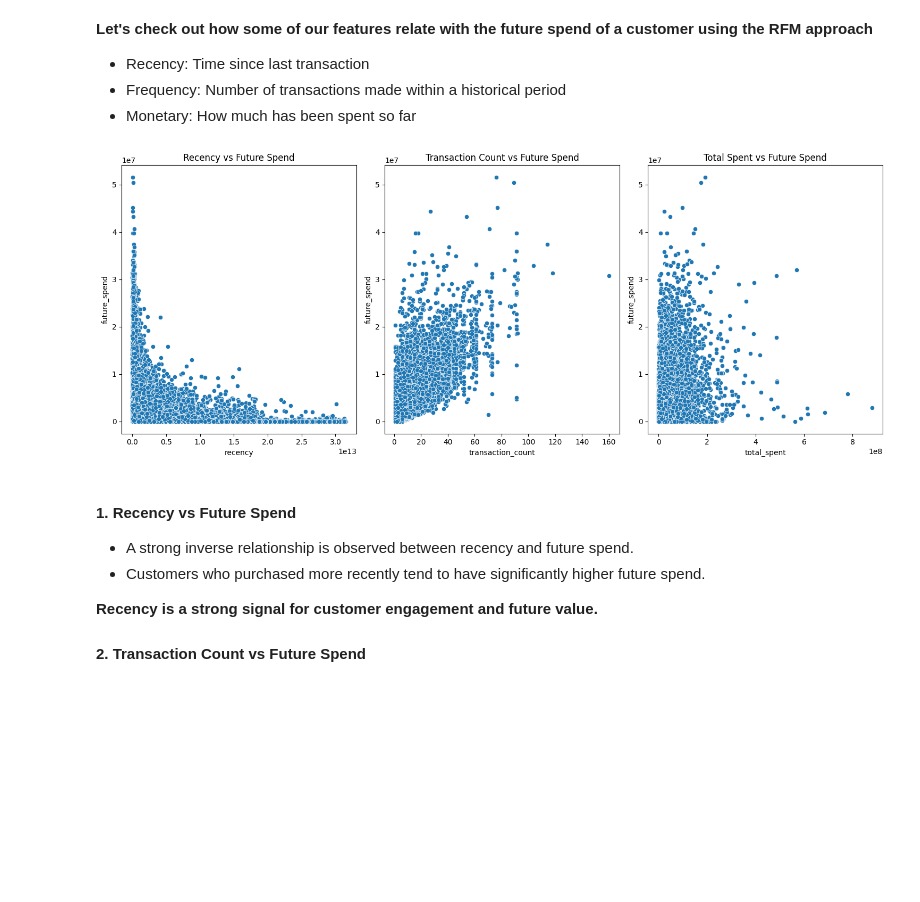
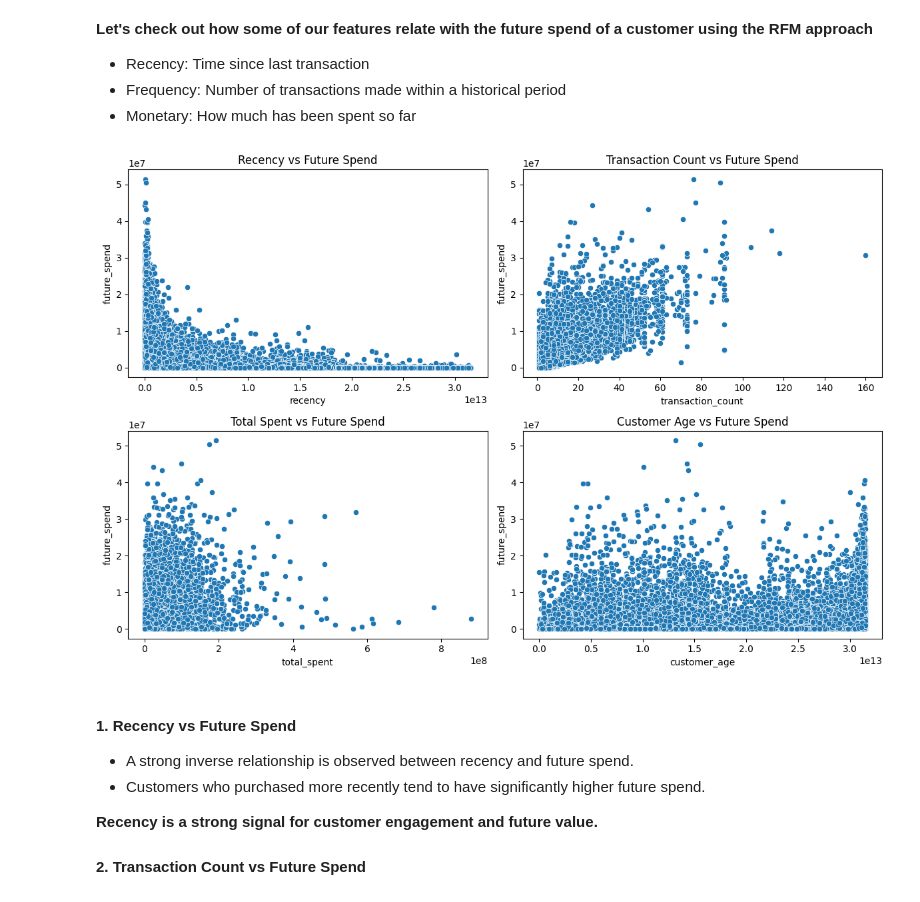
Before and after one commit to Danny-Dalo/Ecommerce-CLV-Prediction, a Jupyter notebook: notebooks/exploratory_analysis.ipynb, the cells around one changed output. Cells and saved outputs as stored; diff of their text form; code cells hidden in the pictures; blank space fills up the shorter version.

Commit message:
created usd values features for monetary columns
created new feature: log of future_spend value

added customer age by future age plot in exploratory analysis file

```diff
--- a/notebooks/exploratory_analysis.ipynb
+++ b/notebooks/exploratory_analysis.ipynb
@@ -104,44 +104,25 @@ __Let's check out how some of our features relate with the future spend of a cus
 + Frequency: Number of transactions made within a historical period
 + Monetary: How much has been spent so far
 # %%
-# import matplotlib.pyplot as plt
-# import seaborn as sns
 
-# fig, axes = plt.subplots(2, 2, figsize=(12, 8))
+fig, axes = plt.subplots(2, 2, figsize=(12, 8))
 
-# sns.scatterplot(x=df["recency"], y=df["future_spend"], ax=axes[0, 0])
-# axes[0, 0].set_title("Recency vs Future Spend")
+sns.scatterplot(x=df["recency"], y=df["future_spend"], ax=axes[0, 0])
+axes[0, 0].set_title("Recency vs Future Spend")
 
-# sns.scatterplot(x=df["transaction_count"], y=df["future_spend"], ax=axes[0, 1])
-# axes[0, 1].set_title("Transaction Count vs Future Spend")
+sns.scatterplot(x=df["transaction_count"], y=df["future_spend"], ax=axes[0, 1])
+axes[0, 1].set_title("Transaction Count vs Future Spend")
 
-# sns.scatterplot(x=df["total_spent"], y=df["future_spend"], ax=axes[1, 0])
-# axes[1, 0].set_title("Total Spent vs Future Spend")
+sns.scatterplot(x=df["total_spent"], y=df["future_spend"], ax=axes[1, 0])
+axes[1, 0].set_title("Total Spent vs Future Spend")
 
-# sns.scatterplot(x=df["customer_age"], y=df["future_spend"], ax=axes[1, 1])
-# axes[1, 1].set_title("Customer Age vs Future Spend")
-
-# plt.tight_layout()
-# plt.show()
-
-
-
-
-fig, axes = plt.subplots(1, 3, figsize=(15, 6))
-
-sns.scatterplot(x=df["recency"], y=df["future_spend"], ax=axes[0])
-axes[0].set_title("Recency vs Future Spend")
-
-sns.scatterplot(x=df["transaction_count"], y=df["future_spend"], ax=axes[1])
-axes[1].set_title("Transaction Count vs Future Spend")
-
-sns.scatterplot(x=df["total_spent"], y=df["future_spend"], ax=axes[2])
-axes[2].set_title("Total Spent vs Future Spend")
+sns.scatterplot(x=df["customer_age"], y=df["future_spend"], ax=axes[1, 1])
+axes[1, 1].set_title("Customer Age vs Future Spend")
 
 plt.tight_layout()
 plt.show()
 # %% [output]
-[figure, old version]
+[figure, new version]
 # %% [markdown]
 #### 1. Recency vs Future Spend
 - A strong inverse relationship is observed between recency and future spend.
```
Also changed, not shown: 2 other files.
